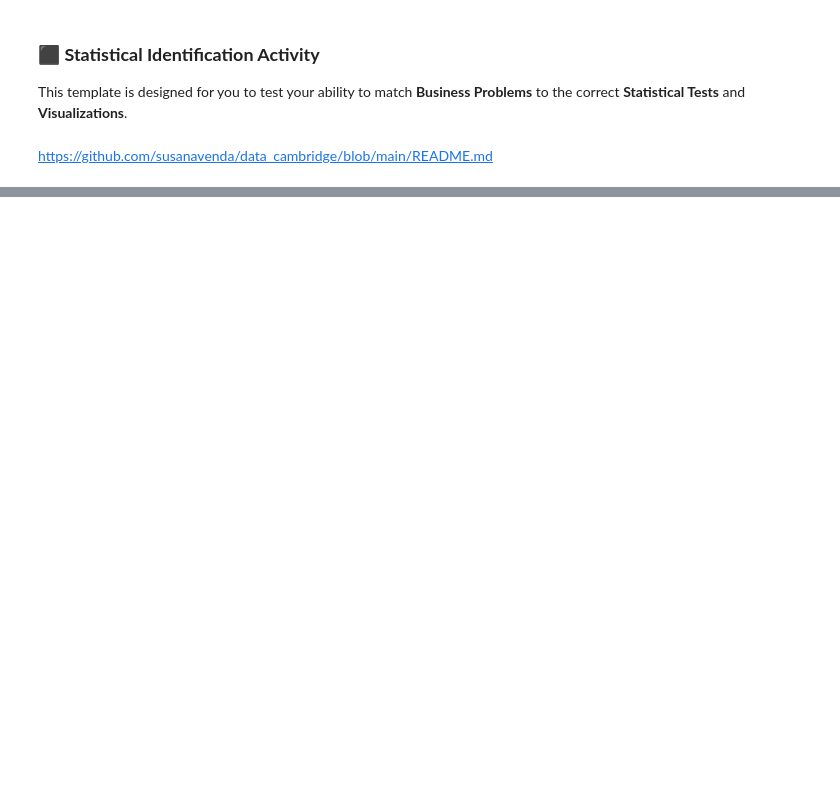
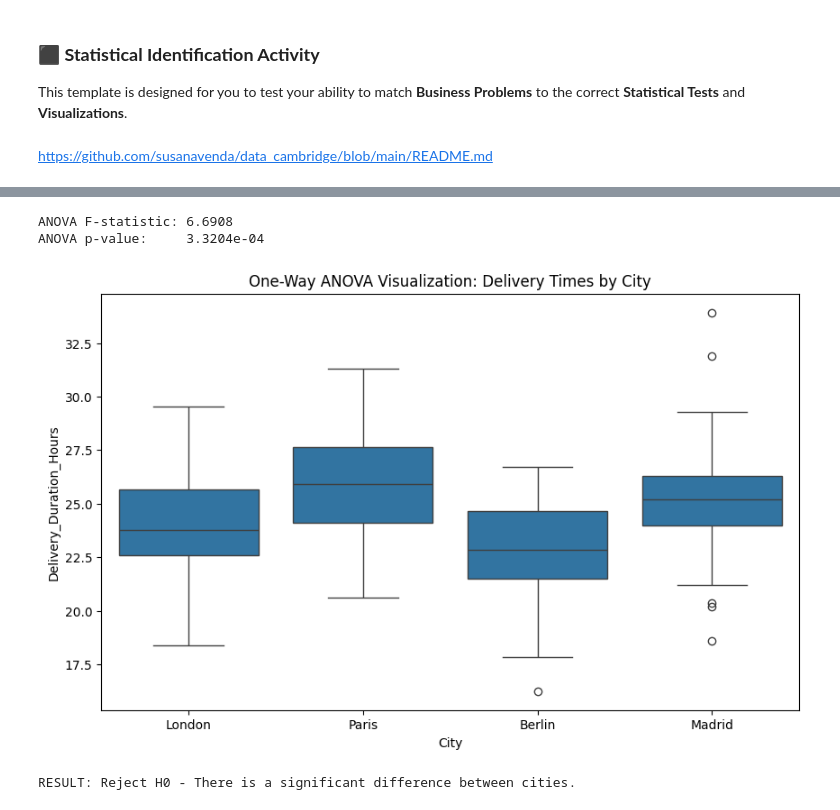
Before and after one commit to susanavenda/data_cambridge, a Jupyter notebook: myactivity.ipynb, the cells around one changed output, grey strips where cells are left out. Drawn from its saved outputs; the diff is of its cells as text; code cells hidden in the pictures; blank space fills up the shorter version.

```diff
--- a/myactivity.ipynb
+++ b/myactivity.ipynb
@@ -633,0 +58,12 @@ dtype: object
+# %%
+# generating my dataset
+dataset = generate_delivery_dataset()
+print(dataset.head())
+print("\nSummary Statistics:")
+print(dataset.tail())
+print(dataset['City'].unique())
+print(dataset['City'].value_counts())
+# --- Assignment Answers ---
+# Identify the Test: One-Way ANOVA
+# Define H0: Mean delivery duration is the same for all four cities.
+# Choose the Plot: Boxplot or Violin Plot
@@ -633,0 +88,34 @@ dtype: object
+# %%
+#Significance Gate
+#X city Categorical - 4 CAT - London, Paris, Berlin , Madrid
+# Y delivery durationn is numerical continuous
+
+# 1. Group the Y-values (Duration) by the X-categories (City)
+group_london = dataset[dataset['City'] == 'London']['Delivery_Duration_Hours']
+group_paris = dataset[dataset['City'] == 'Paris']['Delivery_Duration_Hours']
+group_berlin = dataset[dataset['City'] == 'Berlin']['Delivery_Duration_Hours']
+group_madrid = dataset[dataset['City'] == 'Madrid']['Delivery_Duration_Hours']
+
+# 2. Run the One-Way ANOVA
+f_stat, p_value = stats.f_oneway(group_london, group_paris, group_berlin, group_madrid)
+
+# 3. Output the Results
+print(f"ANOVA F-statistic: {f_stat:.4f}")
+print(f"ANOVA p-value:     {p_value:.4e}") # Using scientific notation for clarity
+
+plt.figure(figsize=(10, 6))
+sns.boxplot(x='City', y='Delivery_Duration_Hours', data=dataset)
+plt.title('One-Way ANOVA Visualization: Delivery Times by City')
+plt.show()
+
+# 4. Your Significance Gate Logic
+alpha = 0.05
+if p_value < alpha:
+    print("\nRESULT: Reject H0 - There is a significant difference between cities.")
+else:
+    print("\nRESULT: Fail to Reject H0 - Differences are likely due to random noise.")
+# %% [output]
+ANOVA F-statistic: 6.6908
+ANOVA p-value:     3.3204e-04
+[figure, added]
+RESULT: Reject H0 - There is a significant difference between cities.
```
Also changed, not shown: parts of 36 cells of this notebook.
